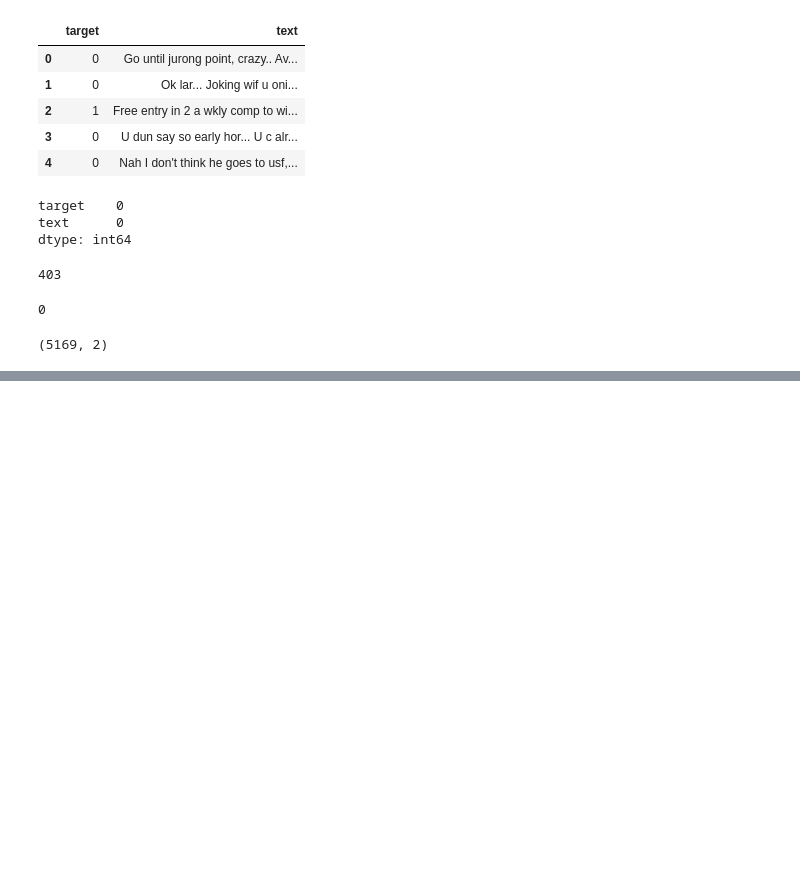
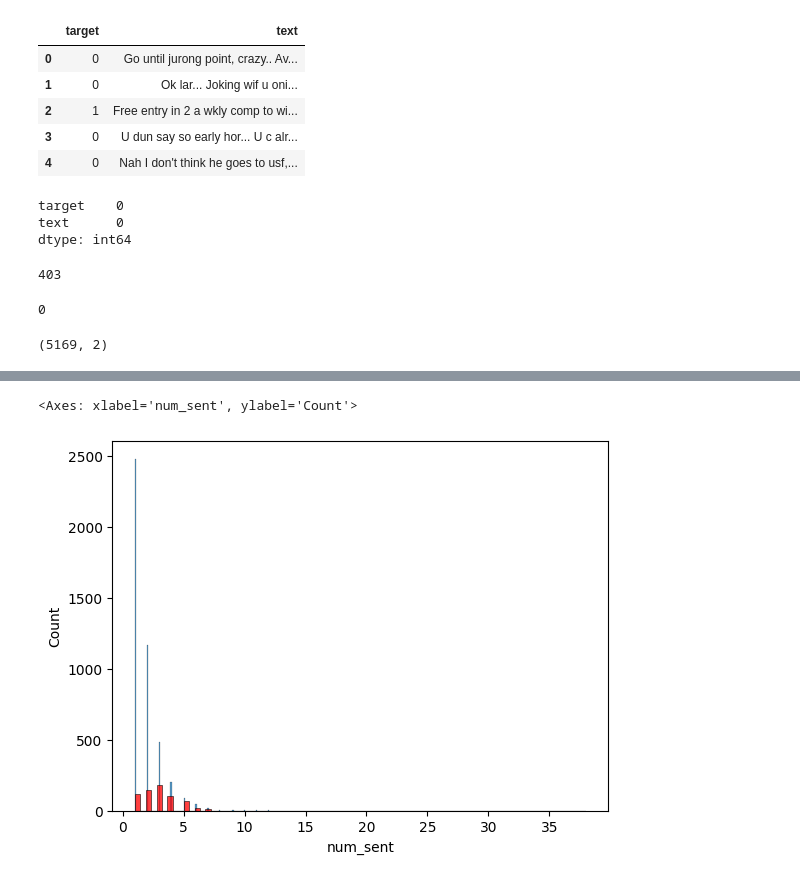
Before and after one commit to Namitt/Email_SMS_Spam_Detection, a Jupyter notebook: Email_SMS_Spam_Detection.ipynb, the cells around one changed output, grey strips where cells are left out. Drawn from its saved outputs; the diff is of its cells as text; code cells hidden in the pictures; blank space fills up the shorter version.

```diff
--- a/Email_SMS_Spam_Detection.ipynb
+++ b/Email_SMS_Spam_Detection.ipynb
@@ -95,0 +210,6 @@ df.shape
+# %%
+sns.histplot(df[df['target'] == 0]['num_sent'])
+sns.histplot(df[df['target'] == 1]['num_sent'], color='red')
+# %% [output]
+<Axes: xlabel='num_sent', ylabel='Count'>
+[figure, added]
```
Also changed, not shown: parts of 18 cells of this notebook.
